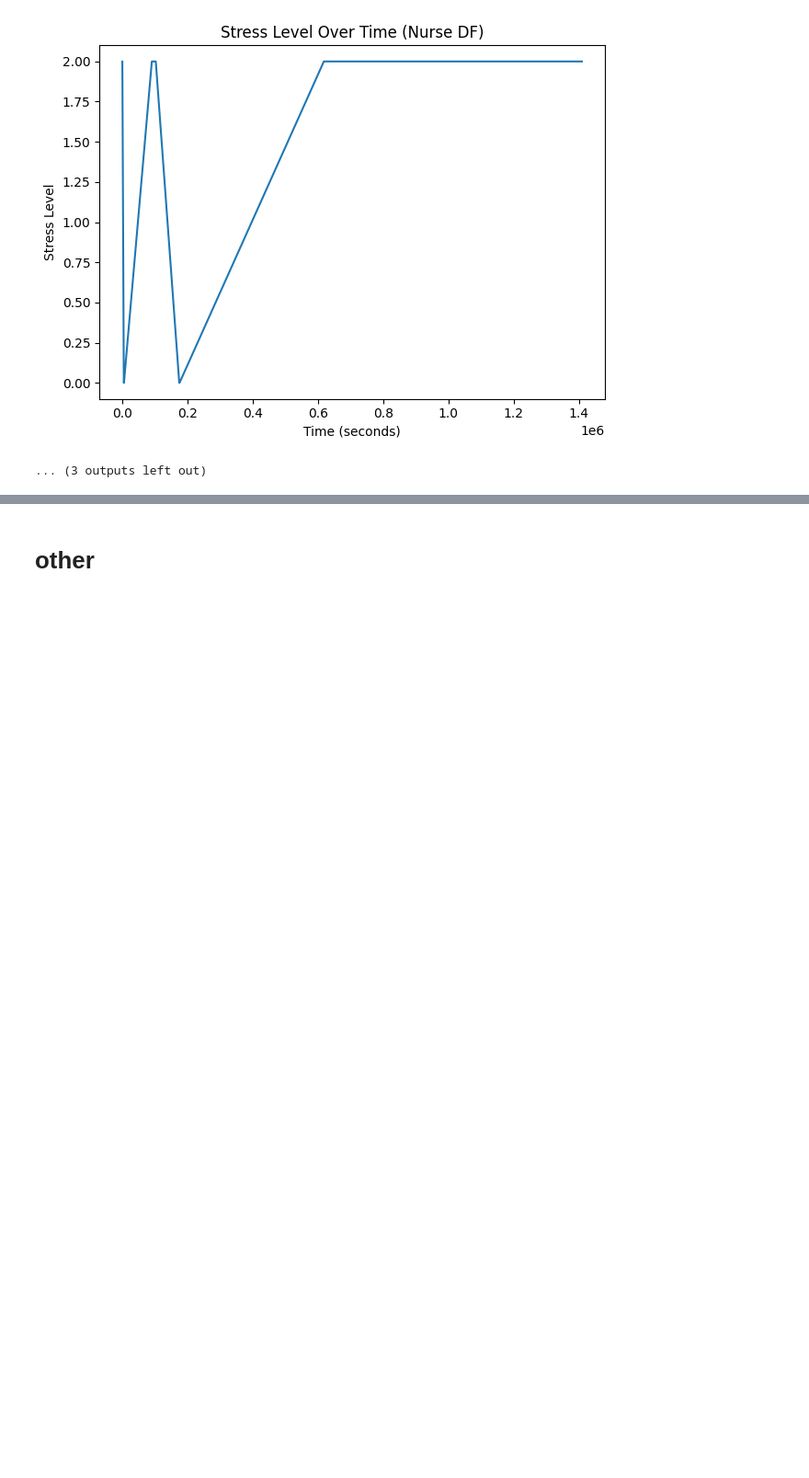
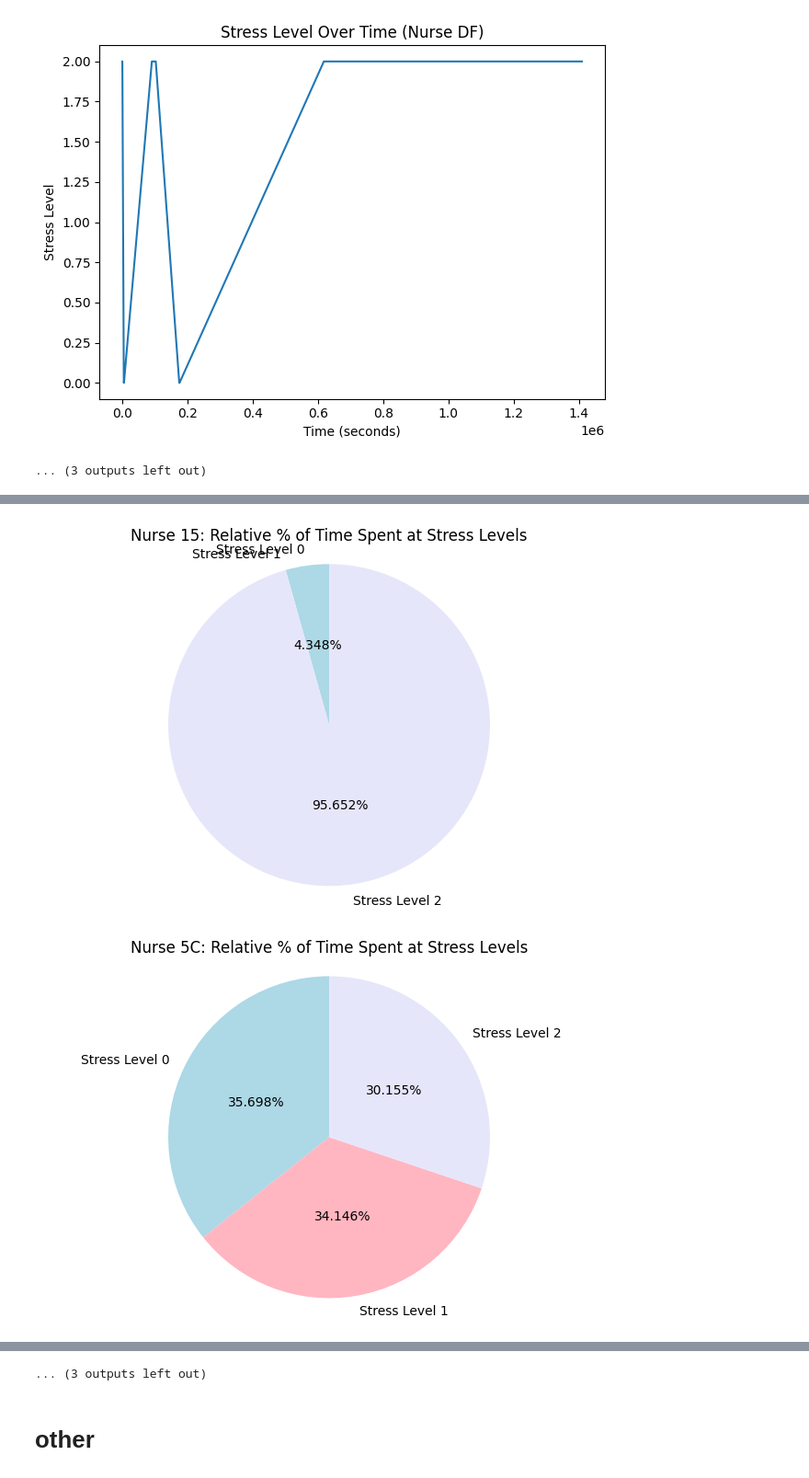
Before and after one commit to adishri8/MLMAMidtermProject, a Jupyter notebook: preprocessing_eda.ipynb, the cells around one changed output, grey strips where cells are left out. Shown at 92% size. Cells and saved outputs as stored; diff of their text form; code cells hidden in the pictures; blank space fills up the shorter version.

```diff
--- a/preprocessing_eda.ipynb
+++ b/preprocessing_eda.ipynb
@@ -235,0 +306,33 @@ for pid, df_nurse in processed_df.items():
+# %%
+# Loop through each nurse
+for nurse in unique_nurses_id:
+    df_nurse = processed_df[nurse]
+
+    # Count occurrences of each stress level
+    stress_counts = df_nurse['label'].value_counts(normalize=True) * 100  # Normalize to get percentages
+
+    # Ensure all stress levels (0, 1, 2) are represented
+    stress_counts = stress_counts.reindex([0, 1, 2], fill_value=0)
+
+    # Custom function to avoid overlap by hiding zero percentages
+    def autopct_func(pct):
+        return f'{pct:.3f}%' if pct > 0 else ''  # Only show if > 5%
+
+
+    # Plot pie chart
+    plt.figure(figsize=(8,5))
+    plt.pie(
+        stress_counts,
+        labels=['Stress Level 0', 'Stress Level 1', 'Stress Level 2'],
+        autopct=autopct_func,
+        startangle=90,
+        pctdistance=0.5,
+        labeldistance=1.1,
+        colors=['lightblue', 'lightpink', 'lavender']  # Optional: colors for levels
+    )
+    plt.axis('equal')
+    plt.title(f'Nurse {nurse}: Relative % of Time Spent at Stress Levels')
+    plt.show()
+# %% [output]
+[figure, added]
+[figure, added]
@@ -236,3 +349,4 @@ for pid, df_nurse in processed_df.items():
+... (3 outputs left out)
 # %% [markdown]
 # other
 # %%
```
Also changed, not shown: parts of 5 cells of this notebook.
